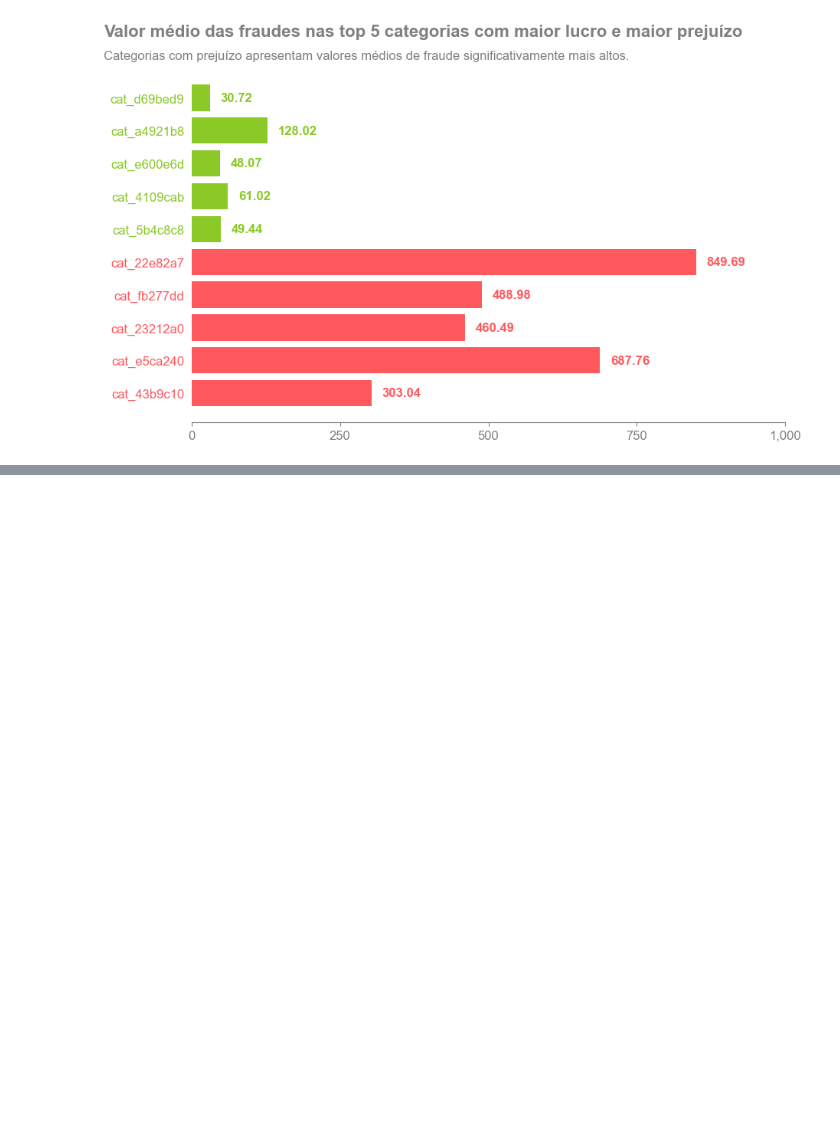
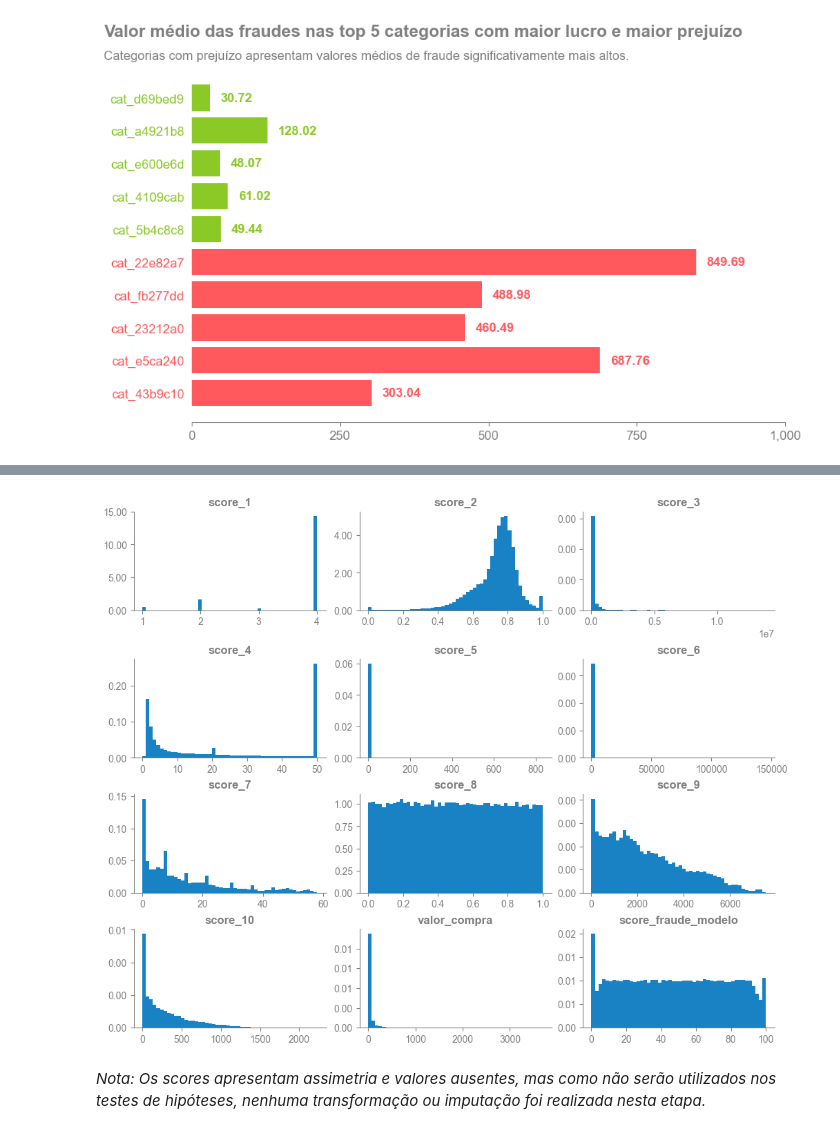
Before and after one commit to manoel-nto/analise_fraude, a Jupyter notebook: notebooks/case_fraude.ipynb, the cells around one changed output, grey strips where cells are left out. Drawn from its saved outputs; the diff is of its cells as text; code cells hidden in the pictures; blank space fills up the shorter version.

```diff
--- a/notebooks/case_fraude.ipynb
+++ b/notebooks/case_fraude.ipynb
@@ -98,7 +122,3 @@ memory usage: 21.3+ MB
-# %%
-# Substituindo 'Y' por 1 e 'N' por 0 - NaN considerado como 'N'
-df["entrega_doc_2"] = np.where(df["entrega_doc_2"] == "Y", 1, 0)
-df["entrega_doc_3"] = np.where(df["entrega_doc_3"] == "Y", 1, 0)
 # %%
 # Manter somente data sem hora
 df["data_compra"] = df["data_compra"].apply(lambda x: x.date())
@@ -1558,0 +1615,12 @@ fig.savefig(
+# %%
+# Substituindo 'Y' por 'Sim' e 'N' por 'Não' - NaN considerado como 'Não'
+for i in [1, 2, 3]:
+    df[f"entrega_doc_{i}"] = (
+        df[f"entrega_doc_{i}"]
+        .fillna("Não")
+        .replace([1, "Y", 0, "N"], ["Sim", "Sim", "Não", "Não"])
+        .astype("category")
+    )
+# %%
+# Substituindo 1 por "Fraude" e 0 por "Não-fraude"
+df["fraude"] = pd.Categorical(df["fraude"].map({0: "Não-Fraude", 1: "Fraude"}))
@@ -1558,0 +1655,3 @@ fig.savefig(
+# %%
+# Calcular estatísticas descritivas
+profile = Description(data=df, stats=stats, percentiles=[5, 25, 50, 75, 95])
@@ -1558,0 +1724,48 @@ fig.savefig(
+# %%
+# Figura e eixos
+fig, axs = plt.subplots(4, 3, figsize=(10, 8), facecolor="white", layout="constrained")
+
+# Plotar histogramas para cada coluna numérica
+numeric_cols = profile_numeric.columns
+for ax, col in zip(axs.flatten(), numeric_cols):
+    # Histograma
+    bar = ax.hist(
+        x=df[col],
+        bins=50,
+        density=True,
+        color="#1982C4",
+    )
+
+    # Formatar eixos
+    ax.xaxis.set_ticks_position("bottom")
+    ax.yaxis.set_ticks_position("left")
+    ax.tick_params(colors="grey", labelsize=10, labelfontfamily="Arial")
+    ax.yaxis.set_major_formatter("{x:,.2f}")
+
+    # Limpar bordas
+    ax.spines[["top", "right"]].set_visible(False)
+    ax.spines[["bottom", "left"]].set_color("grey")
+
+    # Título
+    ax.set_title(
+        col,
+        loc="center",
+        fontname="Arial",
+        fontsize=12,
+        color="grey",
+        weight="bold",
+    )
+
+# Mostrar gráfico
+plt.show()
+
+
+# Salvar
+fig.savefig(
+    "/home/mcastro/Documents/visual_studio_code_files/case-fraude/figures/12-histogramas-va-numéricas.png",
+    dpi="figure",
+)
+# %% [output]
+[figure, added]
+# %% [markdown]
+*Nota: Os scores apresentam assimetria e valores ausentes, mas como não serão utilizados nos testes de hipóteses, nenhuma transformação ou imputação foi realizada nesta etapa.*
```
Also changed, not shown: parts of 96 cells of this notebook, 20 other files.
